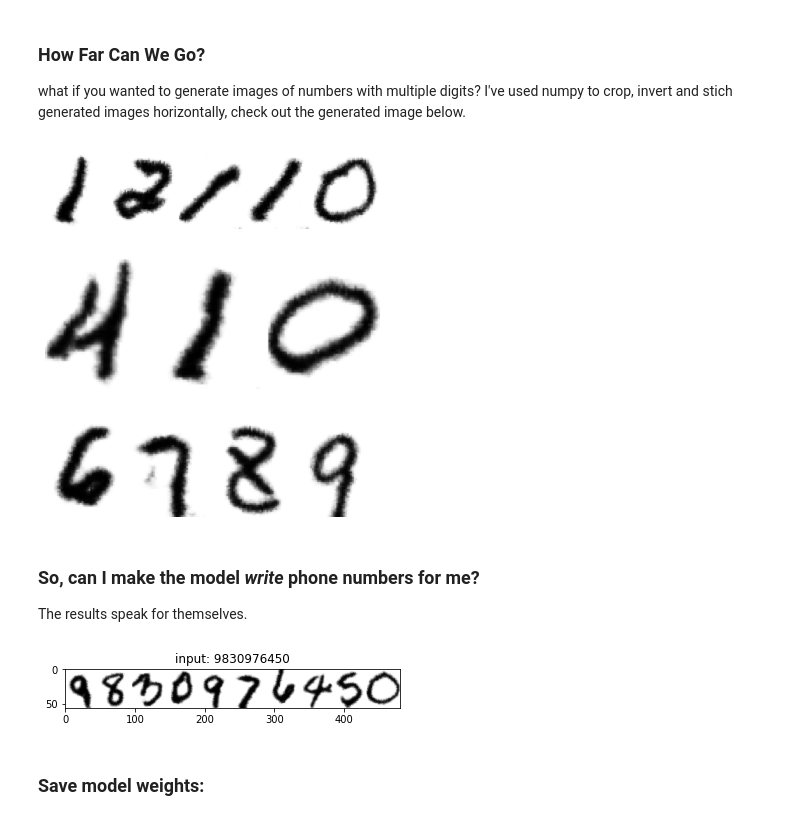
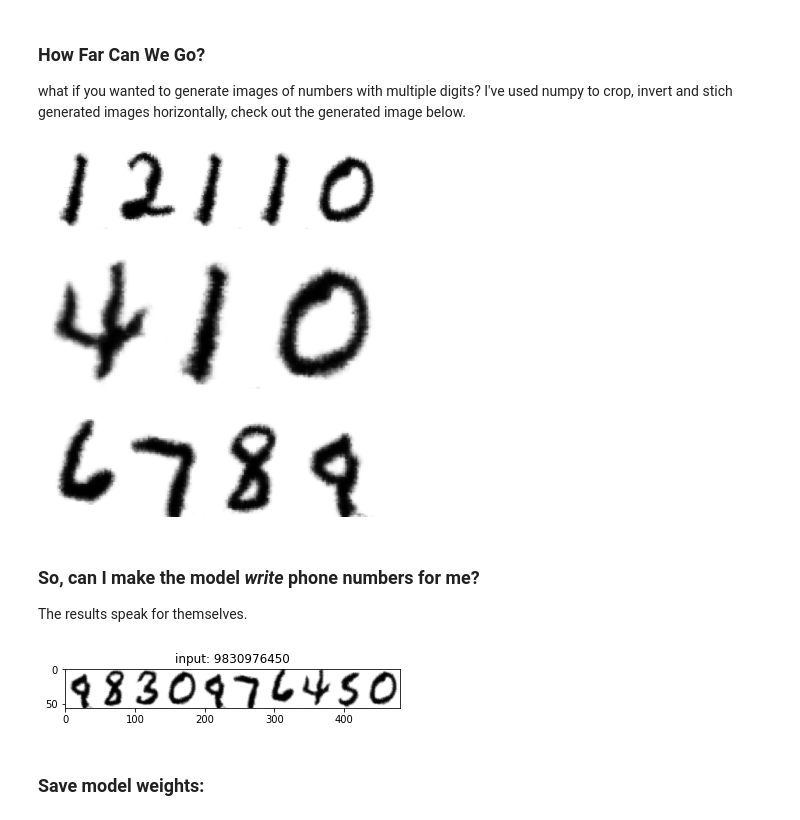
Before and after one commit to Mainakdeb/deceptive-digits, a Jupyter notebook: deceptive-digits.ipynb, the cells around one changed output. Drawn from its saved outputs; the diff is of its cells as text; code cells hidden in the pictures.

Commit message:
implement fixed seed generation (style specific generator)

```diff
--- a/deceptive-digits.ipynb
+++ b/deceptive-digits.ipynb
@@ -374,17 +361,19 @@ plt.show()
 # %% [markdown]
 ### Generate one digit:
 # %%
-def generate_digit_from_label(label):
-  single_noise = torch.randn(1, nz, 1, 1, device=device)
+def generate_digit_from_label(label, seed):
+
   fake_label = torch.tensor([label]).cuda()
 #   print("sn", single_noise.shape)
 #   print("label", fake_label.shape)
   with torch.no_grad():
-    fake_ = netG(single_noise, fake_label).detach().cpu()
+    fake_ = netG(seed, fake_label).detach().cpu()
 #   print(single_noise.shape, fake_label.shape)
 #   print(type(single_noise), type(fake_label))
   return(fake_.squeeze())
 
-plt.imshow(generate_digit_from_label(0))
+
+seed = torch.randn(1, nz, 1, 1, device=device)
+plt.imshow(generate_digit_from_label(0, seed))
 # %% [output]
 <matplotlib.image.AxesImage at 0x...>
@@ -499,38 +488,38 @@ for i in range(0,10):
 ### How Far Can We Go?
 what if you wanted to generate images of numbers with multiple digits? I've used numpy to crop, invert and stich generated images horizontally, check out the generated image below.
 # %%
-def generate_and_save_image_with_multiple_digits(digits):
+def generate_and_save_image_with_multiple_digits(digits, seed):
   gen_list=[]
   for dig in str(digits):
-    gen_list.append(generate_digit_from_label(int(dig))[4:60, 10:58])
+    gen_list.append(generate_digit_from_label(int(dig), seed)[4:60, 10:58])
   vis = np.concatenate((gen_list), axis=1)
   vis = 255-vis
   mimg.imsave("generated"+str(digits)+".png", vis, cmap='gray')
   return(vis)
 # %%
-plt.imshow(generate_and_save_image_with_multiple_digits(12110), cmap='gray')
+plt.imshow(generate_and_save_image_with_multiple_digits(12110, seed), cmap='gray')
 plt.axis("off")
 plt.show()
-plt.imshow(generate_and_save_image_with_multiple_digits(410), cmap='gray')
+plt.imshow(generate_and_save_image_with_multiple_digits(410, seed), cmap='gray')
 plt.axis("off")
 plt.show()
-plt.imshow(generate_and_save_image_with_multiple_digits(6789), cmap='gray')
+plt.imshow(generate_and_save_image_with_multiple_digits(6789, seed), cmap='gray')
 plt.axis("off")
 plt.show()
 # %% [output]
-[figure, old version]
+[figure, new version]
-[figure, old version]
+[figure, new version]
-[figure, old version]
+[figure, new version]
 # %% [markdown]
 ### So, can I make the model _write_ phone numbers for me?
 The results speak for themselves.
 # %%
 d=9830976450
-plt.imshow(generate_and_save_image_with_multiple_digits(d), cmap='gray')
+plt.imshow(generate_and_save_image_with_multiple_digits(d, seed), cmap='gray')
 plt.title("input: "+str(d))
 plt.show()
 # %% [output]
-[figure, old version]
+[figure, new version]
 # %% [markdown]
 ### Save model weights:
 # %%
```
Also changed, not shown: parts of 7 cells of this notebook.
